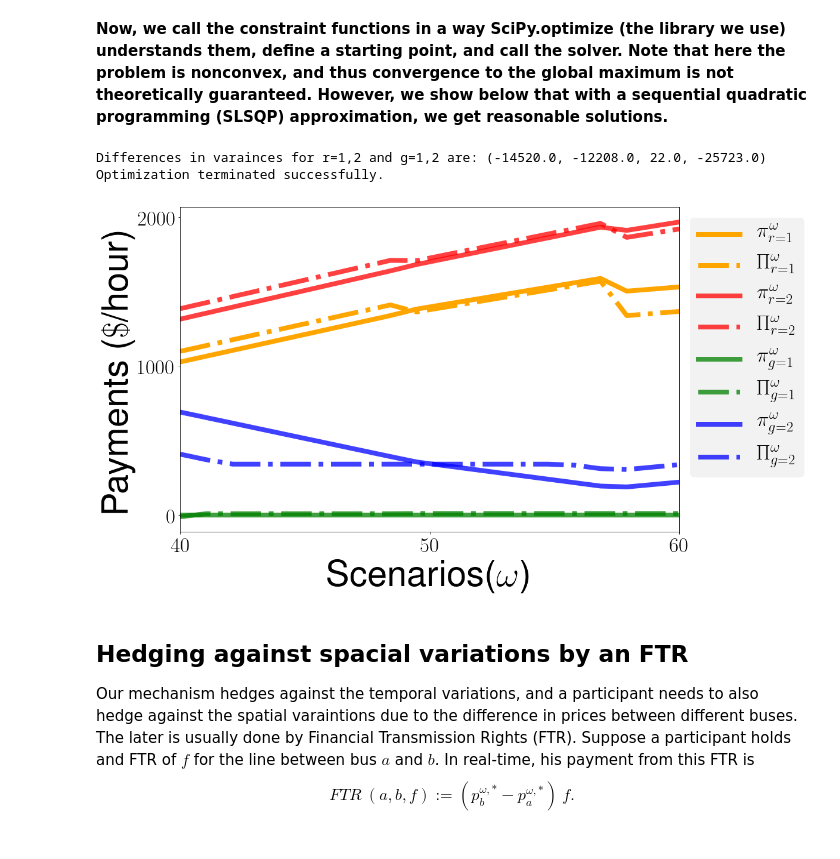
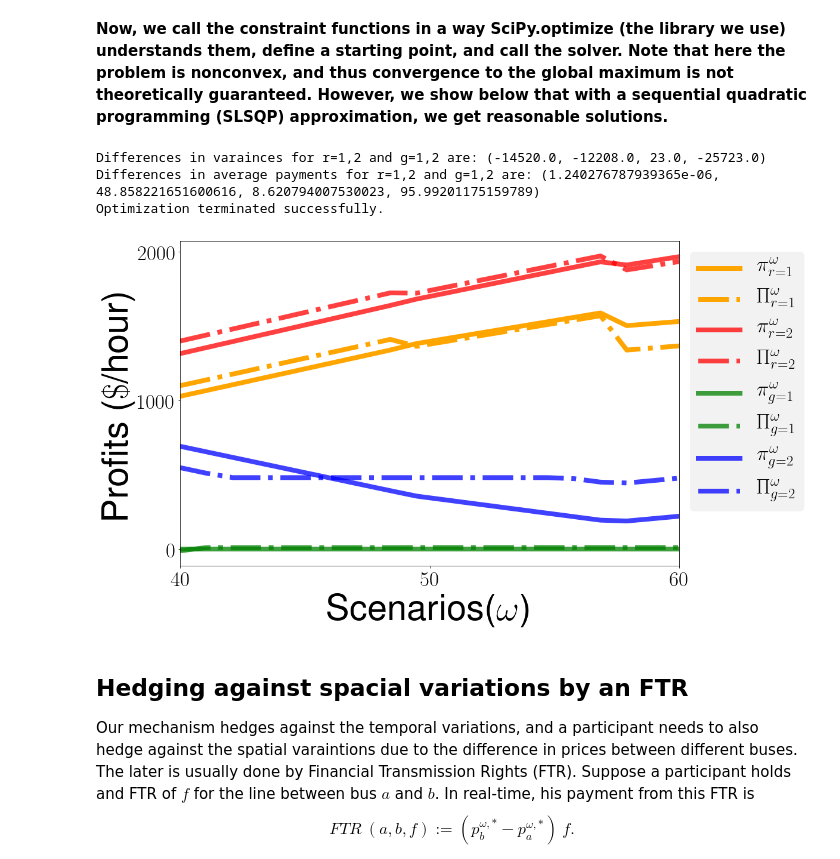
Before and after one commit to kalsheh2/CentralizedOptions, a Jupyter notebook: Final_Central_Clearing_Tool.ipynb, the cells around one changed output. Drawn from its saved outputs; the diff is of its cells as text; code cells hidden in the pictures.

```diff
--- a/Final_Central_Clearing_Tool.ipynb
+++ b/Final_Central_Clearing_Tool.ipynb
@@ -741,15 +741,15 @@ for i in range(N):
 
 # Preferences for the sellers
 
-cons3 = ({'type':'eq','fun': lambda x: hg(x,1)})
+cons3 = ({'type':'eq','fun': lambda x: 1e8*hg(x,1)})
 for i in range(G):
-    cons3[i] = ({'type':'eq','fun': lambda x: hg(x,i+1)})
+    cons3[i] = ({'type':'eq','fun': lambda x: 1e8*hg(x,i+1)})
 
 # Preferences for buyers
 
-cons4 = ({'type':'eq','fun': lambda x: hr(x,1)})
+cons4 = ({'type':'eq','fun': lambda x: 1e8*hr(x,1)})
 for i in range(R):
-    cons4[i] = ({'type':'eq','fun': lambda x: hr(x,i+1)})
+    cons4[i] = ({'type':'eq','fun': lambda x: 1e8*hr(x,i+1)})
 
 # Upper bounds on dg's
 cons5 = ({'type':'ineq','fun': lambda x: x[3*R+0]-np.reshape(x[3*R+3*G:3*R+(3+N)*G],[G,N])[0,0]})
@@ -815,7 +815,7 @@ bds=((a,b),(a,b),(c,d),(c,d),(a,b),(a,b),
     (0,d),(0,d),(0,d),(0,d),(0,d),(0,d),(0,d),(0,d),(0,d),(0,d))
 
 
-x_scipy=minimize(Var_sum,x0,method='SLSQP',constraints=(cons7,cons1,cons2,cons3,cons4),
+x_scipy=minimize(Var_sum,x0,method='SLSQP',constraints=(cons6,cons1,cons2,cons3,cons4),
                  bounds=(bds),options={'eps': 1.4901161193847656e-11,'maxiter': 70000, 'ftol': 10e-3})
 # print(x_scipy.message)
 
@@ -866,38 +866,39 @@ for r in range(R):
         plt.plot(w[:],Pr[r,:],'-.',color='orange',label='$\Pi_{r=%s}^\omega$ '%(r+1),linewidth=8,alpha=1)
     else:
         plt.plot(w[:],pr[r,:],'b',color='red',label='$\pi_{r=%s}^\omega$ '%(r+1),linewidth=8,alpha=0.75)
         plt.plot(w[:],Pr[r,:],'-.',color='red',label='$\Pi_{r=%s}^\omega$ '%(r+1),linewidth=8,alpha=0.75)
 
 
 for g in range(G):
     if(g==0):
         plt.plot(w[:],pg[g,:],'b',color='g',label='$\pi_{g=%s}^\omega$ '%(g+1),linewidth=8,alpha=0.75)
         plt.plot(w[:],Pg[g,:],'-.',color='g',label='$\Pi_{g=%s}^\omega$ '%(g+1),linewidth=8,alpha=0.75)
     else:
         plt.plot(w[:],pg[g,:],'b',color='blue',label='$\pi_{g=%s}^\omega$ '%(g+1),linewidth=8,alpha=0.75)
         plt.plot(w[:],Pg[g,:],'-.',color='b',label='$\Pi_{g=%s}^\omega$ '%(g+1),linewidth=8,alpha=0.75)
 
 # plt.plot(w[:],M_Surplus[:],color='C%s'%(R+G),label='$MS^\omega$')
 # print('Average MS = ',M_Surplus)
 
-# print('Differences in average payments for r=1,2 and g=1,2 are:',(np.mean(Pr[0])-np.mean(pr[0]),np.mean(Pr[1])-np.mean(pr[1])
-#       ,np.mean(Pg[0])-np.mean(pg[0]),np.mean(Pg[1])-np.mean(pg[1])))
+print('Differences in average payments for r=1,2 and g=1,2 are:',(np.mean(Pr[0])-np.mean(pr[0]),np.mean(Pr[1])-np.mean(pr[1])
+      ,np.mean(Pg[0])-np.mean(pg[0]),np.mean(Pg[1])-np.mean(pg[1])))
 
 plt.grid(False)
-plt.ylabel('Payments ($\$$/hour)',fontsize=60)
+plt.ylabel('Profits ($\$$/hour)',fontsize=60)
 plt.xlabel('Scenarios($\omega$)',fontsize=60)
 plt.xlim(np.min(w), np.max(w))
 plt.ylim(np.min([Pr,Pg,pr,pg])-100, np.max([Pr,Pg,pr,pg])+100)
 plt.locator_params(axis='y', nbins =3)
 plt.locator_params(axis='x', nbins =3)
 
 plt.legend(fontsize=35,loc='best', bbox_to_anchor=(1,1),ncol=1, fancybox=True, shadow=False,facecolor='grey',framealpha=0.1)
 print(x_scipy.message)
 plt.savefig('IEEE14_Bus_Social.pdf',bbox_inches='tight')
 # %% [output]
-Differences in varainces for r=1,2 and g=1,2 are: (-14520.0, -12208.0, 22.0, -25723.0)
+Differences in varainces for r=1,2 and g=1,2 are: (-14520.0, -12208.0, 23.0, -25723.0)
+Differences in average payments for r=1,2 and g=1,2 are: (1.240276787939365e-06, 48.858221651600616, 8.620794007530023, 95.99201175159789)
 Optimization terminated successfully.
-[figure, old version]
+[figure, new version]
 # %% [markdown]
 ## Hedging against spacial variations by an FTR
 
```
Also changed, not shown: parts of 4 cells of this notebook.
